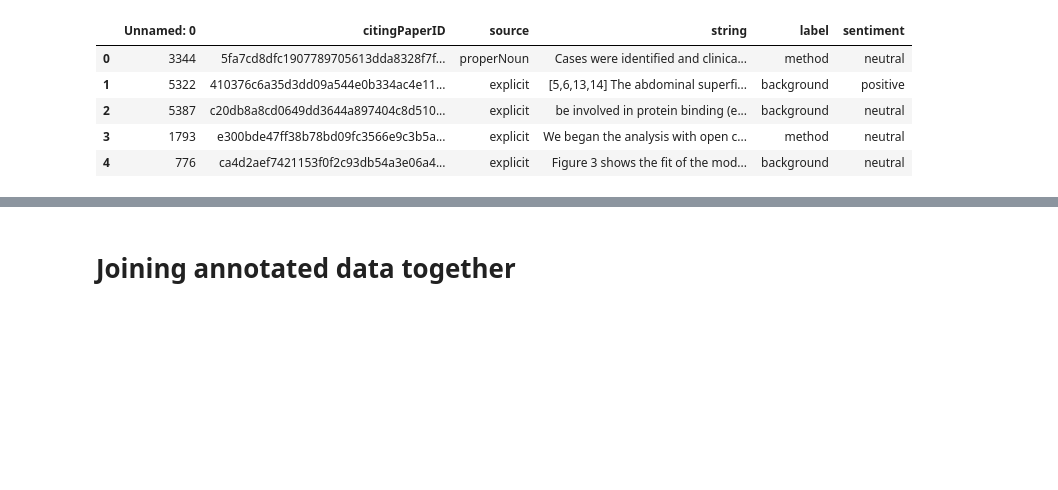
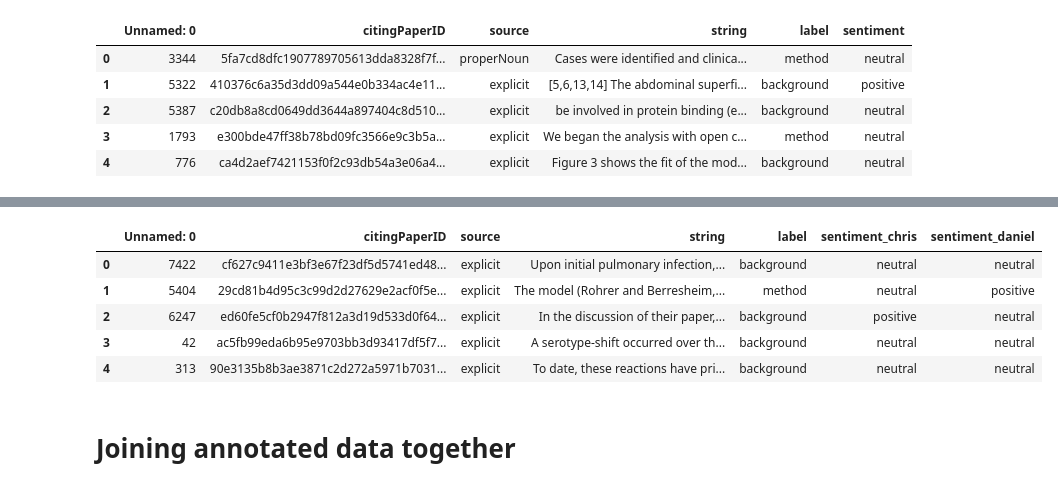
Before and after one commit to ChrisBagdon/Citation_Classification, a Jupyter notebook: sentimentAnnotations.ipynb, the cells around one changed output, grey strips where cells are left out. Saved outputs shown, nothing was run; the diff lists cells and outputs as text; code cells hidden in the pictures; blank space fills up the shorter version.

Commit message:
Updated IAA score and merged annotated data

```diff
--- a/sentimentAnnotations.ipynb
+++ b/sentimentAnnotations.ipynb
@@ -150,8 +198,14 @@ m_df_2.head()
 # %%
 # Reading in second mutual annotations subset
-    ### Uncomment after annotating the second mutual subset
-#m_df_annotated_2 = pd.read_csv('sentimentAnnotations_CSV/annotated_M_2.csv')
-#m_df_annotated_2.head()
+m_df_annotated_2 = pd.read_csv('sentimentAnnotations_CSV/annotated_M_2.csv')
+m_df_annotated_2.head()
+# %% [output]
+|  | Unnamed: 0 | citingPaperID | source | string | label | sentiment_chris | sentiment_daniel |
+| 0 | 7422 | cf627c9411e3bf3e67f23df5d5741ed48... | explicit | Upon initial pulmonary infection,... | background | neutral | neutral |
+| 1 | 5404 | 29cd81b4d95c3c99d2d27629e2acf0f5e... | explicit | The model (Rohrer and Berresheim,... | method | neutral | positive |
+| 2 | 6247 | ed60fe5cf0b2947f812a3d19d533d0f64... | explicit | In the discussion of their paper,... | background | positive | neutral |
+| 3 | 42 | ac5fb99eda6b95e9703bb3d93417df5f7... | explicit | A serotype-shift occurred over th... | background | neutral | neutral |
+| 4 | 313 | 90e3135b8b3ae3871c2d272a5971b7031... | explicit | To date, these reactions have pri... | background | neutral | neutral |
 # %% [markdown]
 # Joining annotated data together
 # %%
```
Also changed, not shown: parts of 11 cells of this notebook, 1 other file.
